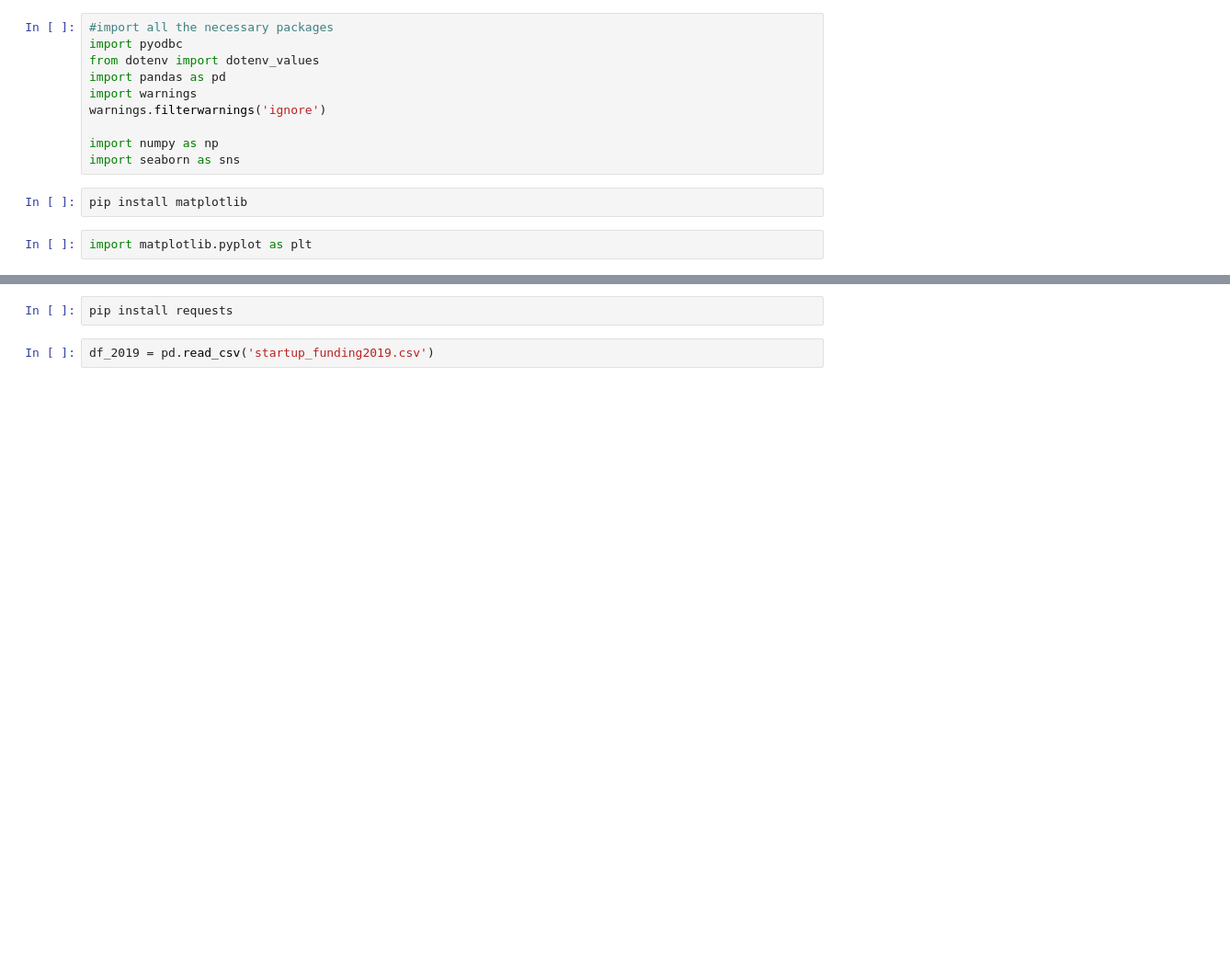
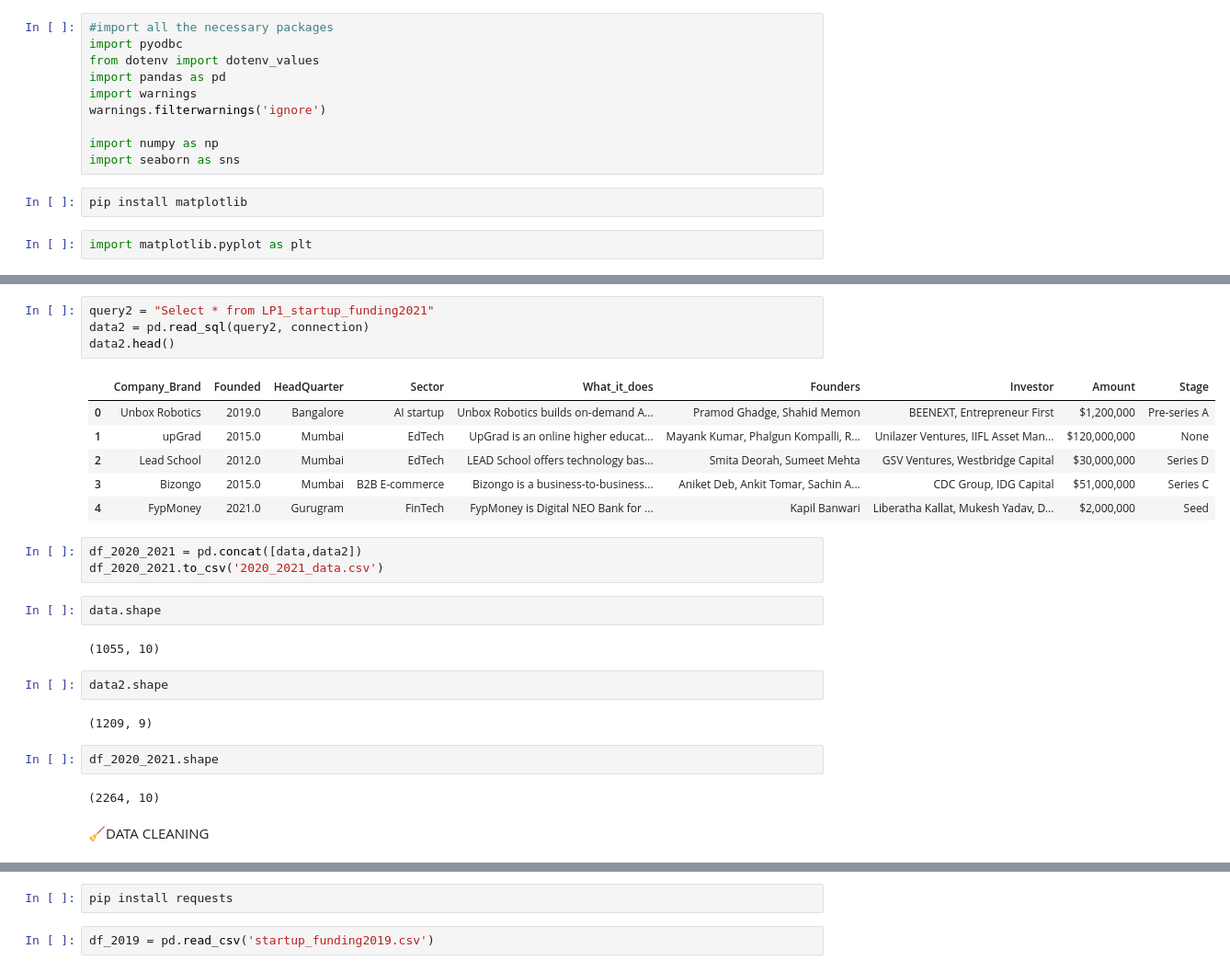
Before and after one commit to Nakkungu/LP1, a Jupyter notebook: LP1.ipynb, the cells around one changed output, grey strips where cells are left out. Shown: that part at 92% size. Cells and saved outputs as stored; diff of their text form; blank space fills up the shorter version.

```diff
--- a/LP1.ipynb
+++ b/LP1.ipynb
@@ -43,0 +54,28 @@ InterfaceError: ('IM002', '[IM002] [Microsoft][ODBC Driver Manager] Data source
+# %%
+query2 = "Select * from LP1_startup_funding2021"
+data2 = pd.read_sql(query2, connection)
+data2.head()
+# %% [output]
+|  | Company_Brand | Founded | HeadQuarter | Sector | What_it_does | Founders | Investor | Amount | Stage |
+| 0 | Unbox Robotics | 2019.0 | Bangalore | AI startup | Unbox Robotics builds on-demand A... | Pramod Ghadge, Shahid Memon | BEENEXT, Entrepreneur First | $1,200,000 | Pre-series A |
+| 1 | upGrad | 2015.0 | Mumbai | EdTech | UpGrad is an online higher educat... | Mayank Kumar, Phalgun Kompalli, R... | Unilazer Ventures, IIFL Asset Man... | $120,000,000 | None |
+| 2 | Lead School | 2012.0 | Mumbai | EdTech | LEAD School offers technology bas... | Smita Deorah, Sumeet Mehta | GSV Ventures, Westbridge Capital | $30,000,000 | Series D |
+| 3 | Bizongo | 2015.0 | Mumbai | B2B E-commerce | Bizongo is a business-to-business... | Aniket Deb, Ankit Tomar, Sachin A... | CDC Group, IDG Capital | $51,000,000 | Series C |
+| 4 | FypMoney | 2021.0 | Gurugram | FinTech | FypMoney is Digital NEO Bank for ... | Kapil Banwari | Liberatha Kallat, Mukesh Yadav, D... | $2,000,000 | Seed |
+# %%
+df_2020_2021 = pd.concat([data,data2])
+df_2020_2021.to_csv('2020_2021_data.csv')
+# %%
+data.shape
+# %% [output]
+(1055, 10)
+# %%
+data2.shape
+# %% [output]
+(1209, 9)
+# %%
+df_2020_2021.shape
+# %% [output]
+(2264, 10)
+# %% [markdown]
+🧹DATA CLEANING
```
Also changed, not shown: parts of 14 cells of this notebook.
